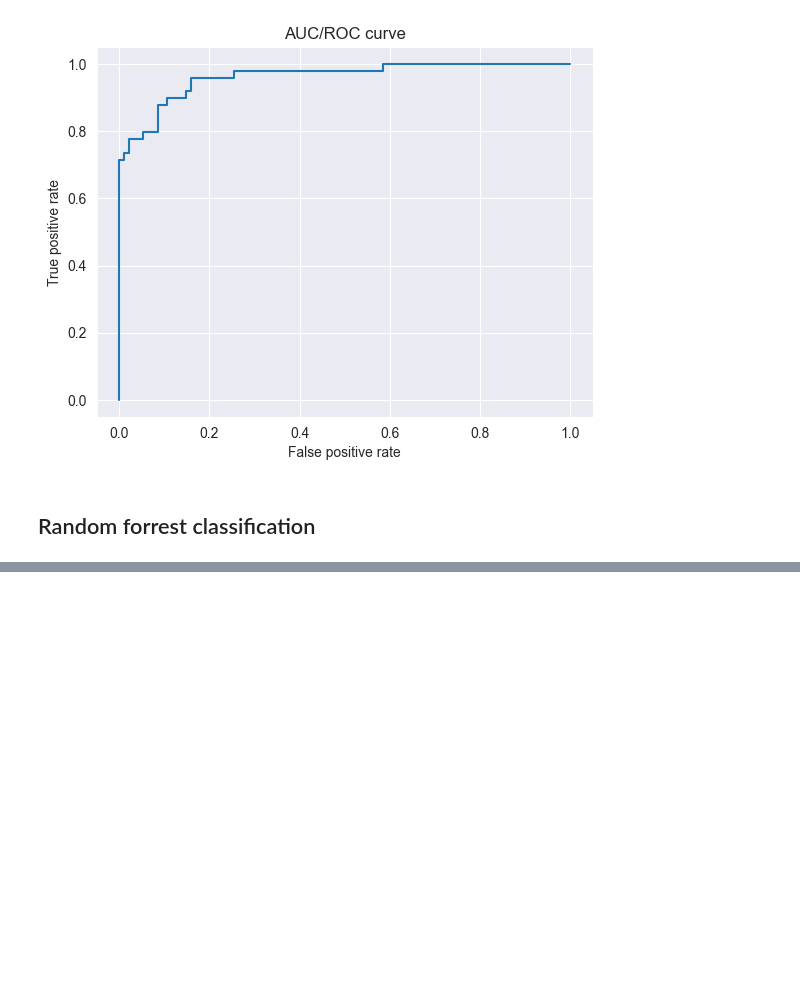
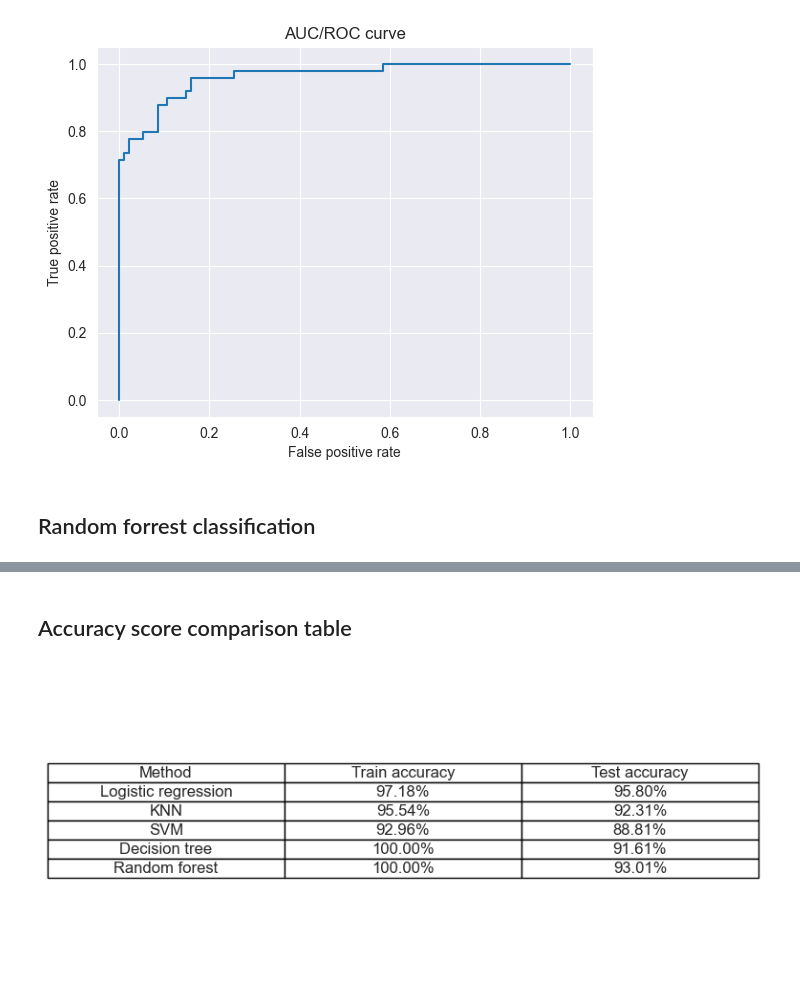
Before and after one commit to matijapavlovic8/breast-cancer-classification, a Jupyter notebook: breast-cancer-classification.ipynb, the cells around one changed output, grey strips where cells are left out. Drawn from its saved outputs; the diff is of its cells as text; code cells hidden in the pictures; blank space fills up the shorter version.

```diff
--- a/breast-cancer-classification.ipynb
+++ b/breast-cancer-classification.ipynb
@@ -637 +638,24 @@ Accuracy score of SVM prediction on test data 0.9440559440559441
 [figure]
+# %% [markdown]
+## Accuracy score comparison table
+# %%
+data = {
+    'Method': ['Logistic regression', 'KNN', 'SVM', 'Decision tree', 'Random forest'],
+    'Train accuracy': [f'{pc * 100:.2f}%' for pc in acc_table_tr],
+    'Test accuracy': [f'{pc * 100:.2f}%' for pc in acc_table_ts]
+}
+
+df = pd.DataFrame(data)
+
+fig, ax = plt.subplots(figsize=(8, 4))
+ax.axis('off')
+
+table = ax.table(cellText=df.values, colLabels=df.columns, cellLoc='center', loc='center')
+
+table.auto_set_font_size(False)
+table.set_fontsize(12)
+table.scale(1.2, 1.2)
+
+plt.show()
+# %% [output]
+[figure, added]
```
Also changed, not shown: parts of 6 cells of this notebook.
